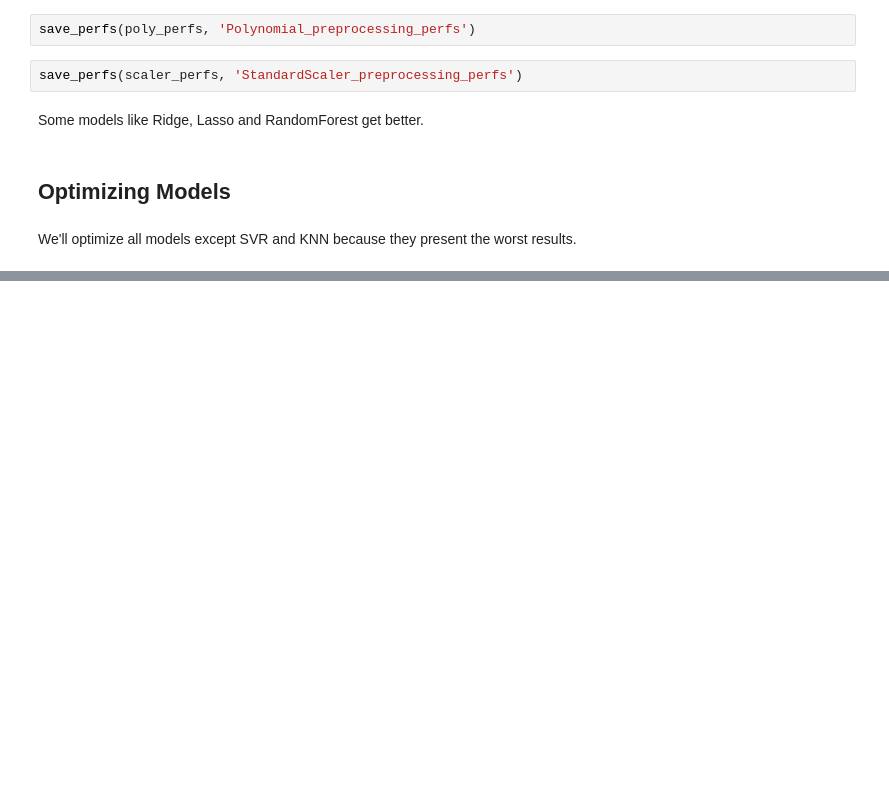
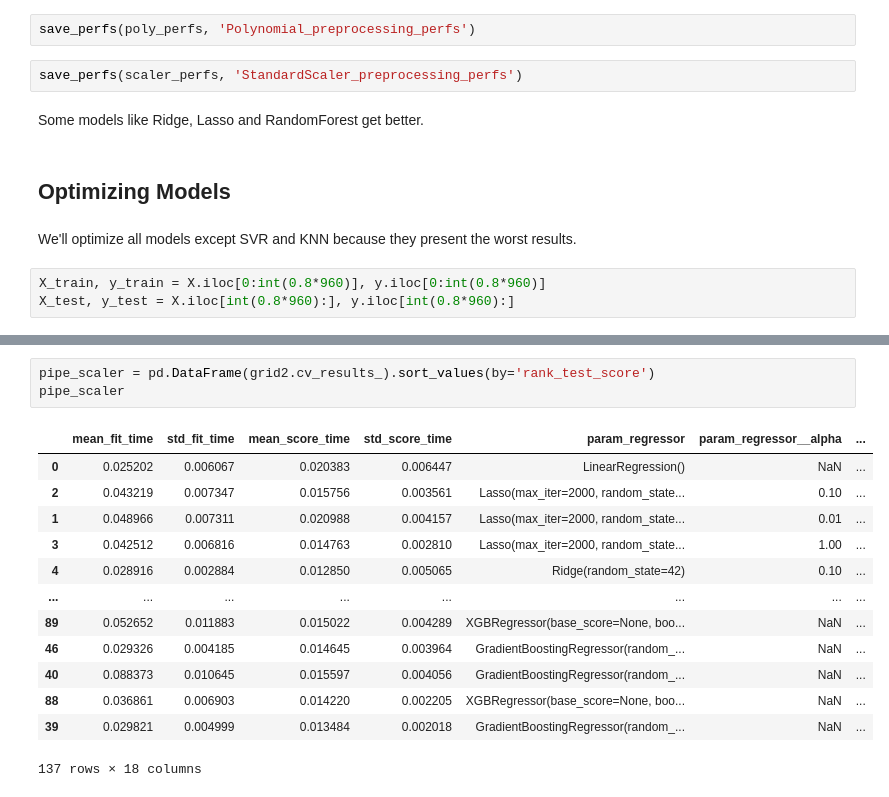
Before and after one commit to TheKryptonium/Bitcoin-price-prediction, a Jupyter notebook: Bitcoin_price_predictor.ipynb, the cells around one changed output, grey strips where cells are left out. Drawn from its saved outputs; the diff is of its cells as text; blank space fills up the shorter version.

```diff
--- a/Bitcoin_price_predictor.ipynb
+++ b/Bitcoin_price_predictor.ipynb
@@ -455,3 +455,6 @@ Some models like Ridge, Lasso and RandomForest get better.
 ## Optimizing Models
 # %% [markdown]
 We'll optimize all models except SVR and KNN because they present the worst results.
+# %%
+X_train, y_train = X.iloc[0:int(0.8*960)], y.iloc[0:int(0.8*960)]
+X_test, y_test = X.iloc[int(0.8*960):], y.iloc[int(0.8*960):]
@@ -457,0 +620,17 @@ We'll optimize all models except SVR and KNN because they present the worst resu
+# %%
+pipe_scaler = pd.DataFrame(grid2.cv_results_).sort_values(by='rank_test_score')
+pipe_scaler
+# %% [output]
+|  | mean_fit_time | std_fit_time | mean_score_time | std_score_time | param_regressor | param_regressor__alpha | ... |
+| 0 | 0.025202 | 0.006067 | 0.020383 | 0.006447 | LinearRegression() | NaN | ... |
+| 2 | 0.043219 | 0.007347 | 0.015756 | 0.003561 | Lasso(max_iter=2000, random_state... | 0.10 | ... |
+| 1 | 0.048966 | 0.007311 | 0.020988 | 0.004157 | Lasso(max_iter=2000, random_state... | 0.01 | ... |
+| 3 | 0.042512 | 0.006816 | 0.014763 | 0.002810 | Lasso(max_iter=2000, random_state... | 1.00 | ... |
+| 4 | 0.028916 | 0.002884 | 0.012850 | 0.005065 | Ridge(random_state=42) | 0.10 | ... |
+| ... | ... | ... | ... | ... | ... | ... | ... |
+| 89 | 0.052652 | 0.011883 | 0.015022 | 0.004289 | XGBRegressor(base_score=None, boo... | NaN | ... |
+| 46 | 0.029326 | 0.004185 | 0.014645 | 0.003964 | GradientBoostingRegressor(random_... | NaN | ... |
+| 40 | 0.088373 | 0.010645 | 0.015597 | 0.004056 | GradientBoostingRegressor(random_... | NaN | ... |
+| 88 | 0.036861 | 0.006903 | 0.014220 | 0.002205 | XGBRegressor(base_score=None, boo... | NaN | ... |
+| 39 | 0.029821 | 0.004999 | 0.013484 | 0.002018 | GradientBoostingRegressor(random_... | NaN | ... |
+137 rows × 18 columns
```
Also changed, not shown: parts of 5 cells of this notebook, 4 other files.
